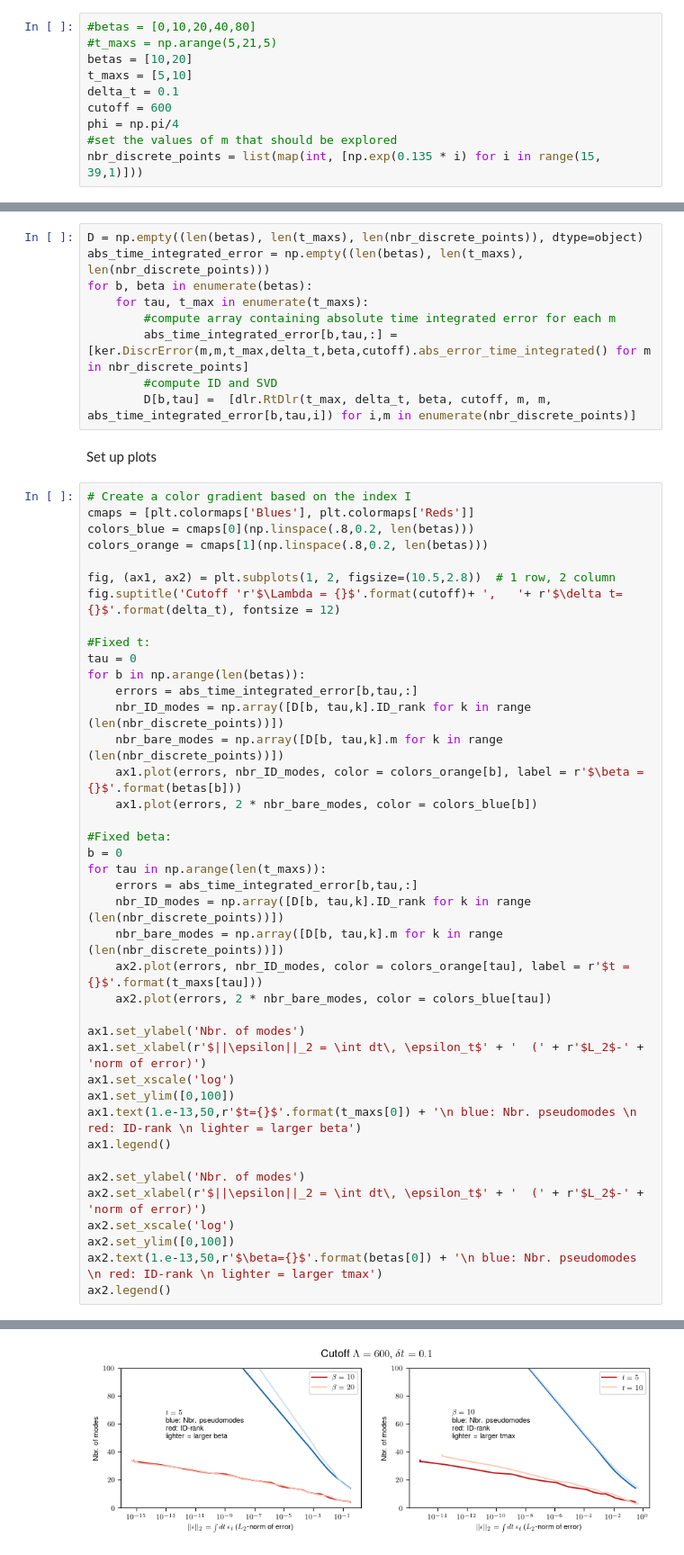
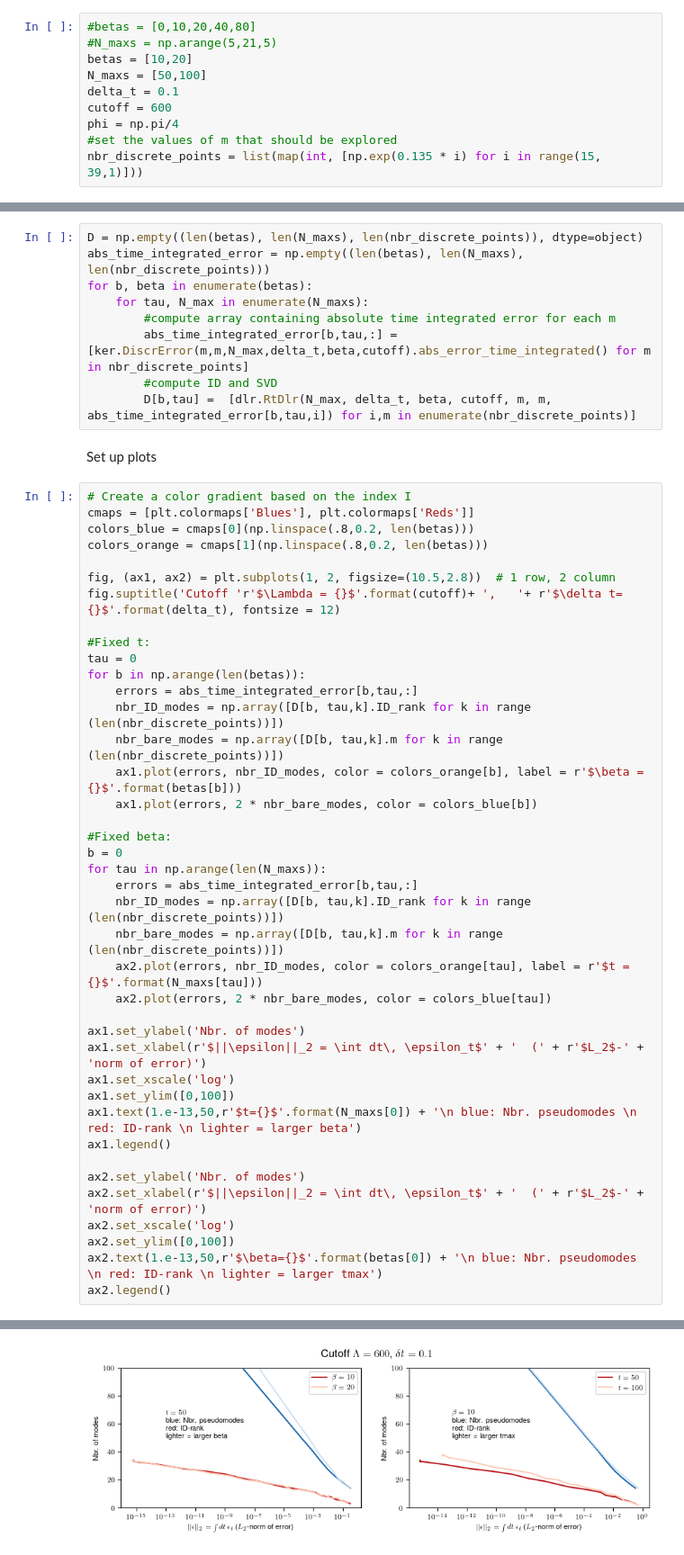
Before and after one commit to jthoenniss/RealTimeID, a Jupyter notebook: ID_compare_params.ipynb, the cells around one changed output, grey strips where cells are left out. Shown at 90% size. Cells and saved outputs as stored; diff of their text form.

```diff
--- a/ID_compare_params.ipynb
+++ b/ID_compare_params.ipynb
@@ -13,9 +13,9 @@ plt.rcParams.update({
 Set Parameters
 # %%
 #betas = [0,10,20,40,80]
-#t_maxs = np.arange(5,21,5)
+#N_maxs = np.arange(5,21,5)
 betas = [10,20]
-t_maxs = [5,10]
+N_maxs = [50,100]
 delta_t = 0.1
 cutoff = 600
 phi = np.pi/4
@@ -24,14 +24,14 @@ nbr_discrete_points = list(map(int, [np.exp(0.135 * i) for i in range(15, 39,1)]
 # %% [markdown]
 Compute
 # %%
-D = np.empty((len(betas), len(t_maxs), len(nbr_discrete_points)), dtype=object)
-abs_time_integrated_error = np.empty((len(betas), len(t_maxs), len(nbr_discrete_points)))
+D = np.empty((len(betas), len(N_maxs), len(nbr_discrete_points)), dtype=object)
+abs_time_integrated_error = np.empty((len(betas), len(N_maxs), len(nbr_discrete_points)))
 for b, beta in enumerate(betas):
-    for tau, t_max in enumerate(t_maxs):
+    for tau, N_max in enumerate(N_maxs):
         #compute array containing absolute time integrated error for each m
-        abs_time_integrated_error[b,tau,:] = [ker.DiscrError(m,m,t_max,delta_t,beta,cutoff).abs_error_time_integrated() for m in nbr_discrete_points]
+        abs_time_integrated_error[b,tau,:] = [ker.DiscrError(m,m,N_max,delta_t,beta,cutoff).abs_error_time_integrated() for m in nbr_discrete_points]
         #compute ID and SVD
-        D[b,tau] =  [dlr.RtDlr(t_max, delta_t, beta, cutoff, m, m, abs_time_integrated_error[b,tau,i]) for i,m in enumerate(nbr_discrete_points)]
+        D[b,tau] =  [dlr.RtDlr(N_max, delta_t, beta, cutoff, m, m, abs_time_integrated_error[b,tau,i]) for i,m in enumerate(nbr_discrete_points)]
 # %% [markdown]
 Set up plots
 # %%
@@ -46,34 +46,34 @@ fig.suptitle('Cutoff 'r'$\Lambda = {}$'.format(cutoff)+ ',   '+ r'$\delta t={}$'
 #Fixed t:
 tau = 0
 for b in np.arange(len(betas)):
     errors = abs_time_integrated_error[b,tau,:]
     nbr_ID_modes = np.array([D[b, tau,k].ID_rank for k in range (len(nbr_discrete_points))])
     nbr_bare_modes = np.array([D[b, tau,k].m for k in range (len(nbr_discrete_points))])
     ax1.plot(errors, nbr_ID_modes, color = colors_orange[b], label = r'$\beta = {}$'.format(betas[b]))
     ax1.plot(errors, 2 * nbr_bare_modes, color = colors_blue[b])
 
 #Fixed beta:
 b = 0
-for tau in np.arange(len(t_maxs)):
+for tau in np.arange(len(N_maxs)):
     errors = abs_time_integrated_error[b,tau,:]
     nbr_ID_modes = np.array([D[b, tau,k].ID_rank for k in range (len(nbr_discrete_points))])
     nbr_bare_modes = np.array([D[b, tau,k].m for k in range (len(nbr_discrete_points))])
-    ax2.plot(errors, nbr_ID_modes, color = colors_orange[tau], label = r'$t = {}$'.format(t_maxs[tau]))
+    ax2.plot(errors, nbr_ID_modes, color = colors_orange[tau], label = r'$t = {}$'.format(N_maxs[tau]))
     ax2.plot(errors, 2 * nbr_bare_modes, color = colors_blue[tau])
 
 ax1.set_ylabel('Nbr. of modes')
 ax1.set_xlabel(r'$||\epsilon||_2 = \int dt\, \epsilon_t$' + '  (' + r'$L_2$-' + 'norm of error)')
 ax1.set_xscale('log')
 ax1.set_ylim([0,100])
-ax1.text(1.e-13,50,r'$t={}$'.format(t_maxs[0]) + '\n blue: Nbr. pseudomodes \n red: ID-rank \n lighter = larger beta')
+ax1.text(1.e-13,50,r'$t={}$'.format(N_maxs[0]) + '\n blue: Nbr. pseudomodes \n red: ID-rank \n lighter = larger beta')
 ax1.legend()
 
 ax2.set_ylabel('Nbr. of modes')
 ax2.set_xlabel(r'$||\epsilon||_2 = \int dt\, \epsilon_t$' + '  (' + r'$L_2$-' + 'norm of error)')
 ax2.set_xscale('log')
 ax2.set_ylim([0,100])
 ax2.text(1.e-13,50,r'$\beta={}$'.format(betas[0]) + '\n blue: Nbr. pseudomodes \n red: ID-rank \n lighter = larger tmax')
 ax2.legend()
 # %% [output]
 <matplotlib.legend.Legend at 0x...>
-[figure, old version]
+[figure, new version]
```
Also changed, not shown: 3 other files.
